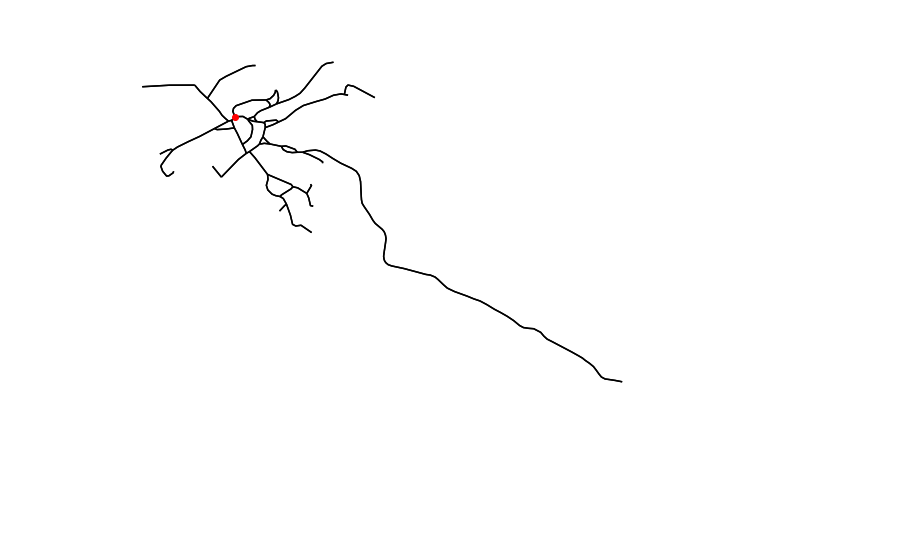
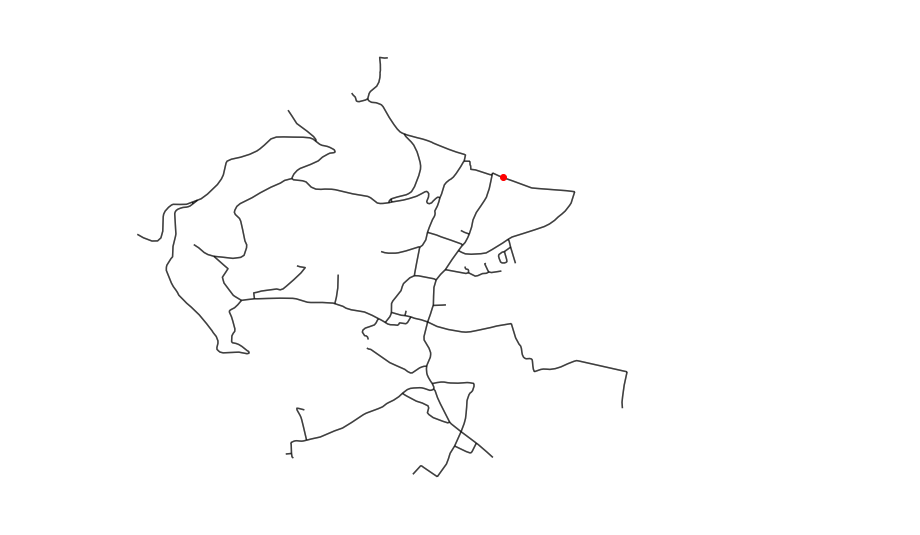
Before and after one commit to julesbeley/eulerian-cities, a Jupyter notebook: Create Eulerian Path.ipynb, the cells around one changed output. Drawn from its saved outputs; the diff is of its cells as text; code cells hidden in the pictures; blank space fills up the shorter version.

```diff
--- a/Create Eulerian Path.ipynb
+++ b/Create Eulerian Path.ipynb
@@ -10,7 +10,7 @@ from matplotlib.animation import FuncAnimation
 
 # get network from place name
 
-city = ox.graph.graph_from_place('Vandoncourt',network_type='drive')
+city = ox.graph.graph_from_place('Chénas',network_type='drive')
 
 
 # eulerize and get circuit
@@ -48,36 +48,41 @@ for edge in circuit:
 
 
 # create gif
 
 bg_edges = ox.graph_to_gdfs(city,nodes=False)
 bg_edges = ox.project_gdf(bg_edges)
 
 points = [Point(x,y) for x,y in lon_lat_path]
 series = gpd.GeoSeries(points)
 
 gdf = gpd.GeoDataFrame(geometry=series)
 gdf = gdf.set_crs('EPSG:4326')
 gdf = ox.project_gdf(gdf)
 
 x,y = gdf['geometry'].x,gdf['geometry'].y
 
 fig,ax = plt.subplots(figsize=(10,10))
-bg_edges.plot(ax=ax,color='black')
 
-ax.axis('off')
+for key,spine in ax.spines.items():
+    spine.set_visible(False)
+
+ax.tick_params(left=False,bottom=False)
+ax.tick_params(labelleft=False,labelbottom=False)
 
 p = 200
 ax.set_xlim([min(x)-p,max(x)+p])
 ax.set_ylim([min(y)-p,max(y)+p])
+
+bg_edges.plot(ax=ax,color='black',alpha=0.5)
 
 point, = ax.plot([],[],'ro',ls='none')
 
 def animate(k): # you can probably remove every other frame
     i = min(k,len(x))
     point.set_data(x[i],y[i])
-    return(point)
+    return(point,)
 
-animation = FuncAnimation(fig=fig,func=animate,frames=len(x),interval=50)
-animation.save(filename="./animation.gif",dpi=80,fps=30)
+animation = FuncAnimation(fig=ax.figure,func=animate,frames=len(x),interval=50,blit=True)
+animation.save(filename="./animation.gif",dpi=80,fps=40)
 # %% [output]
-[figure, old version]
+[figure, new version]
```
Also changed, not shown: 5 other files.
